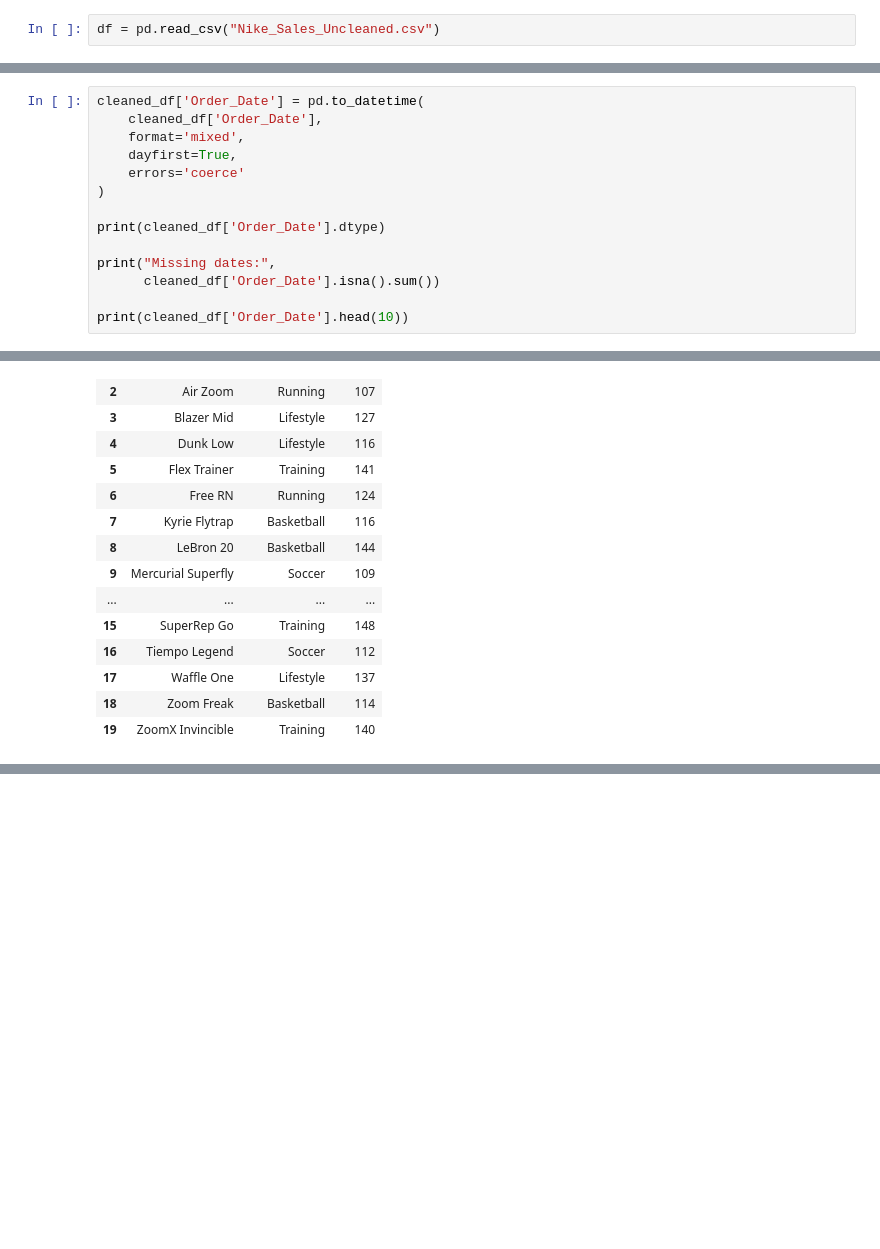
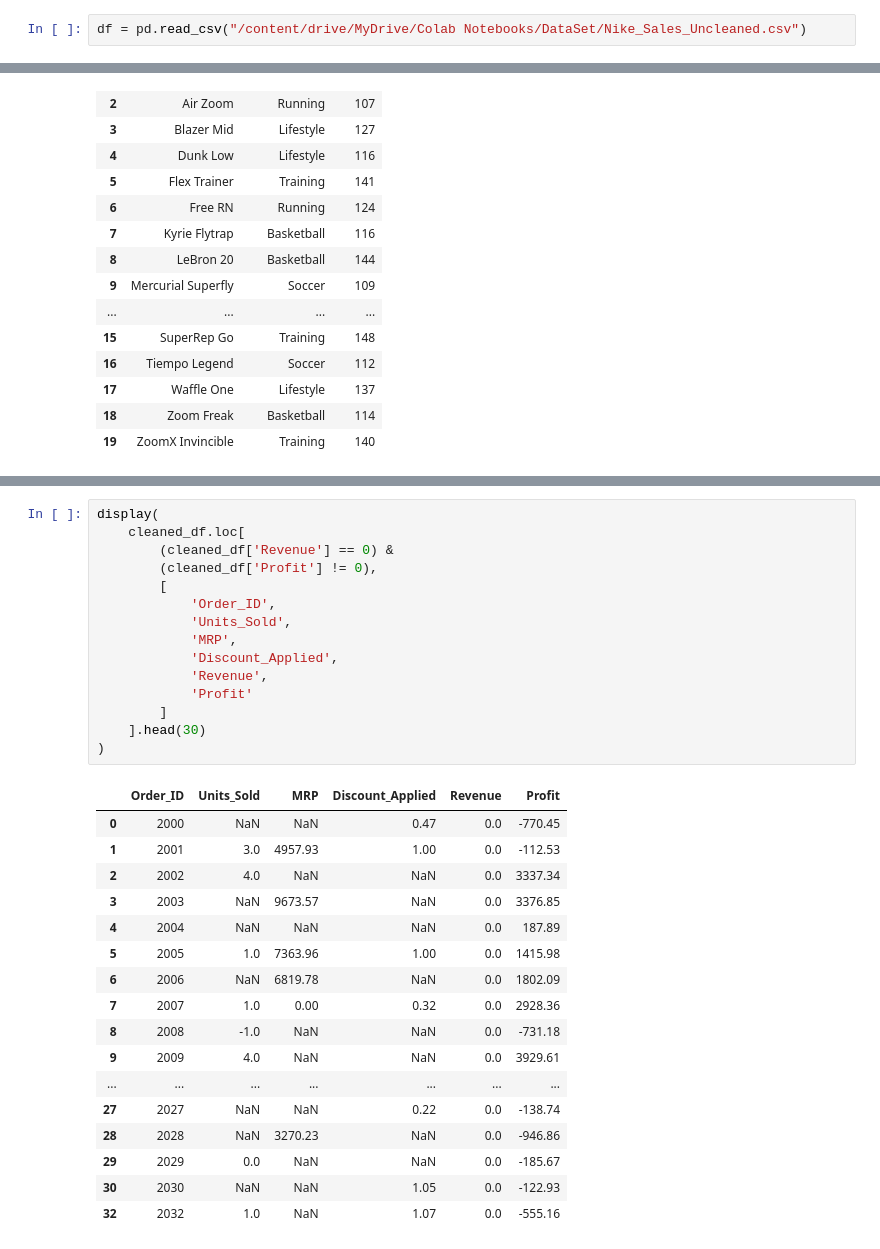
Before and after one commit to ShivamAttriX/ML_Practice, a Jupyter notebook: Data_Cleaning/Data_Cleaning.ipynb, the cells around one changed output, grey strips where cells are left out. Saved outputs shown, nothing was run; the diff lists cells and outputs as text; blank space fills up the shorter version.

```diff
--- a/Data_Cleaning/Data_Cleaning.ipynb
+++ b/Data_Cleaning/Data_Cleaning.ipynb
@@ -8,7 +8,7 @@ import warnings
 
 warnings.filterwarnings('ignore')
 # %%
-df = pd.read_csv("Nike_Sales_Uncleaned.csv")
+df = pd.read_csv("/content/drive/MyDrive/Colab Notebooks/DataSet/Nike_Sales_Uncleaned.csv")
 # %%
 # Create a working copy
 cleaned_df = df.copy()
@@ -394,17 +398,3 @@ cleaned_df.loc[
 | 219 | 0.00 | -1.0 | NaN | 1.06 |
 | 231 | 0.00 | 0.0 | NaN | 1.05 |
 | 234 | -2970.77 | 4.0 | 6189.10 | 1.12 |
-# %%
-cleaned_df['Order_Date'] = pd.to_datetime(
-    cleaned_df['Order_Date'],
-    format='mixed',
-    dayfirst=True,
-    errors='coerce'
-)
-
-print(cleaned_df['Order_Date'].dtype)
-
-print("Missing dates:",
-      cleaned_df['Order_Date'].isna().sum())
-
-print(cleaned_df['Order_Date'].head(10))
@@ -563,0 +706,33 @@ display(
+# %%
+display(
+    cleaned_df.loc[
+        (cleaned_df['Revenue'] == 0) &
+        (cleaned_df['Profit'] != 0),
+        [
+            'Order_ID',
+            'Units_Sold',
+            'MRP',
+            'Discount_Applied',
+            'Revenue',
+            'Profit'
+        ]
+    ].head(30)
+)
+# %% [output]
+|  | Order_ID | Units_Sold | MRP | Discount_Applied | Revenue | Profit |
+| 0 | 2000 | NaN | NaN | 0.47 | 0.0 | -770.45 |
+| 1 | 2001 | 3.0 | 4957.93 | 1.00 | 0.0 | -112.53 |
+| 2 | 2002 | 4.0 | NaN | NaN | 0.0 | 3337.34 |
+| 3 | 2003 | NaN | 9673.57 | NaN | 0.0 | 3376.85 |
+| 4 | 2004 | NaN | NaN | NaN | 0.0 | 187.89 |
+| 5 | 2005 | 1.0 | 7363.96 | 1.00 | 0.0 | 1415.98 |
+| 6 | 2006 | NaN | 6819.78 | NaN | 0.0 | 1802.09 |
+| 7 | 2007 | 1.0 | 0.00 | 0.32 | 0.0 | 2928.36 |
+| 8 | 2008 | -1.0 | NaN | NaN | 0.0 | -731.18 |
+| 9 | 2009 | 4.0 | NaN | NaN | 0.0 | 3929.61 |
+| ... | ... | ... | ... | ... | ... | ... |
+| 27 | 2027 | NaN | NaN | 0.22 | 0.0 | -138.74 |
+| 28 | 2028 | NaN | 3270.23 | NaN | 0.0 | -946.86 |
+| 29 | 2029 | 0.0 | NaN | NaN | 0.0 | -185.67 |
+| 30 | 2030 | NaN | NaN | 1.05 | 0.0 | -122.93 |
+| 32 | 2032 | 1.0 | NaN | 1.07 | 0.0 | -555.16 |
```
Also changed, not shown: parts of 12 cells of this notebook.
